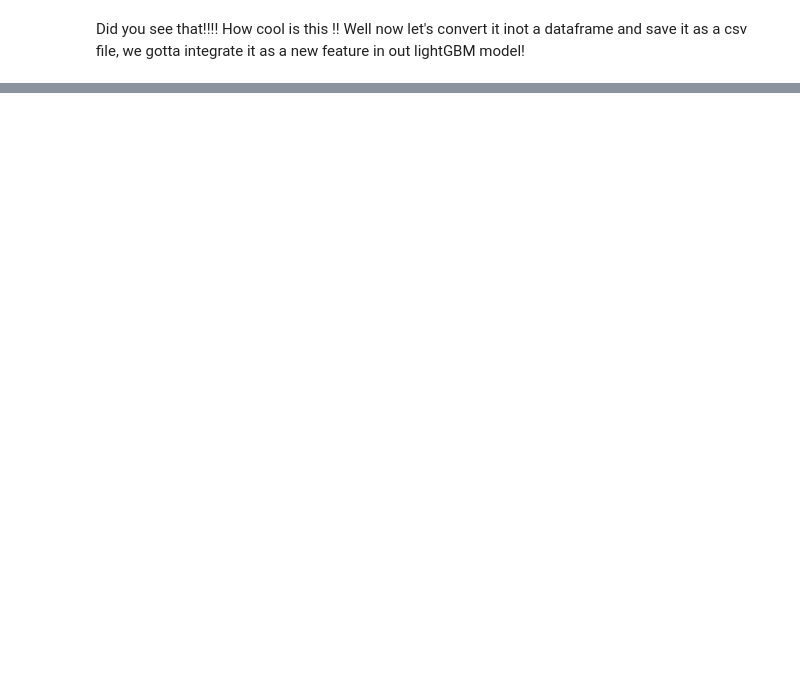
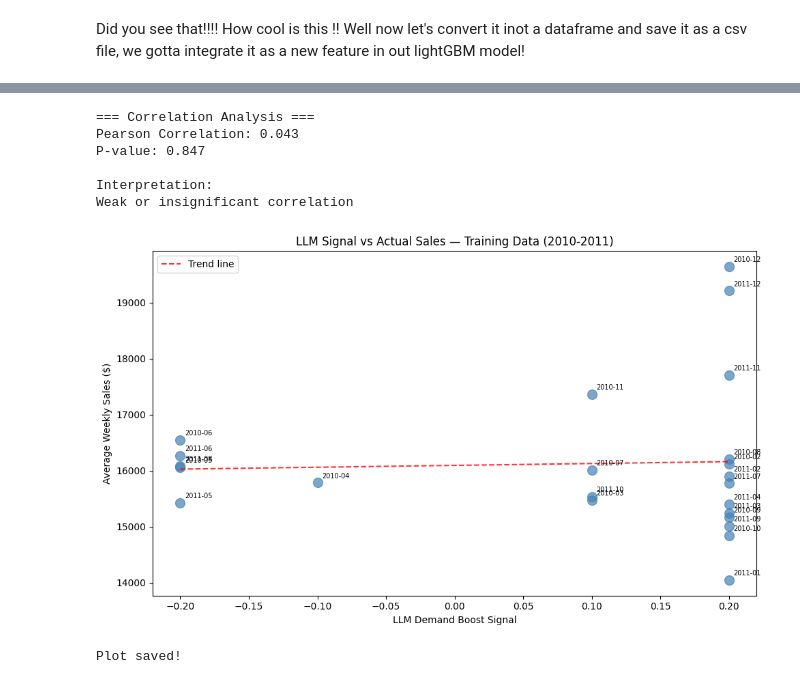
Before and after one commit to Mihira20/RetailSense, a Jupyter notebook: notebooks/04_llm_signal_layer.ipynb, the cells around one changed output, grey strips where cells are left out. Drawn from its saved outputs; the diff is of its cells as text; code cells hidden in the pictures; blank space fills up the shorter version.

Commit message:
refactor: Tried adding a new feature using LLM agent, But Did not see a correlation

```diff
--- a/notebooks/04_llm_signal_layer.ipynb
+++ b/notebooks/04_llm_signal_layer.ipynb
@@ -88,0 +217,11 @@ Signals saved!
+# %%
+#monthly avg sales from dataset
+monthly_sales= df.groupby(['Year','Month'])['Weekly_Sales'].mean().reset_index()
+monthly_sales['date_str'] = monthly_sales.apply(
+    lambda x: f"{int(x['Year'])}-{int(x['Month']):02d}-01", axis=1
+)
+monthly_sales['Date'] = pd.to_datetime(monthly_sales['date_str'])
+monthly_sales = monthly_sales.sort_values('Date').reset_index(drop=True)
+
+print("=== Monthly Average Sales ===")
+print(monthly_sales[['Date', 'Weekly_Sales']].to_string(index=False))
@@ -88,0 +246,9 @@ Signals saved!
+# %%
+# Split into train (2010-2011) and test (2012) periods
+train_monthly = monthly_sales[monthly_sales['Date'] < '2012-01-01'].copy()
+test_monthly = monthly_sales[monthly_sales['Date'] >= '2012-01-01'].copy()
+
+print(f"Training months: {len(train_monthly)} (2010-2011)")
+print(f"Test months: {len(test_monthly)} (2012)")
+print(f"\nTraining sales range: ${train_monthly['Weekly_Sales'].min():,.0f} - ${train_monthly['Weekly_Sales'].max():,.0f}")
+print(f"Test sales range: ${test_monthly['Weekly_Sales'].min():,.0f} - ${test_monthly['Weekly_Sales'].max():,.0f}")
@@ -88,0 +315,56 @@ Signals saved!
+# %%
+#lets see if there is any correlation
+from scipy import stats
+
+# Calculate correlation
+correlation, p_value = stats.pearsonr(
+    train_signals_df['demand_boost'],
+    train_signals_df['Weekly_Sales']
+)
+
+print("=== Correlation Analysis ===")
+print(f"Pearson Correlation: {correlation:.3f}")
+print(f"P-value: {p_value:.3f}")
+print(f"\nInterpretation:")
+if abs(correlation) > 0.3 and p_value < 0.05:
+    print("Statistically significant correlation found!")
+else:
+    print("Weak or insignificant correlation")
+
+# Plot
+plt.figure(figsize=(10, 6))
+plt.scatter(train_signals_df['demand_boost'],
+            train_signals_df['Weekly_Sales'],
+            color='steelblue', alpha=0.7, s=100)
+
+# Add trend line
+z = np.polyfit(train_signals_df['demand_boost'],
+               train_signals_df['Weekly_Sales'], 1)
+p = np.poly1d(z)
+x_line = np.linspace(train_signals_df['demand_boost'].min(),
+                     train_signals_df['demand_boost'].max(), 100)
+plt.plot(x_line, p(x_line), "r--", alpha=0.8, label='Trend line')
+
+# Label each point with month
+for _, row in train_signals_df.iterrows():
+    plt.annotate(row['date_str'][:7],
+                (row['demand_boost'], row['Weekly_Sales']),
+                textcoords="offset points", xytext=(5,5), fontsize=7)
+
+plt.xlabel('LLM Demand Boost Signal')
+plt.ylabel('Average Weekly Sales ($)')
+plt.title('LLM Signal vs Actual Sales — Training Data (2010-2011)')
+plt.legend()
+plt.tight_layout()
+plt.savefig('../docs/llm_correlation.png', dpi=150, bbox_inches='tight')
+plt.show()
+print("Plot saved!")
+# %% [output]
+=== Correlation Analysis ===
+Pearson Correlation: 0.043
+P-value: 0.847
+
+Interpretation:
+Weak or insignificant correlation
+[figure, added]
+Plot saved!
```
Also changed, not shown: parts of 15 cells of this notebook, 1 other file.
